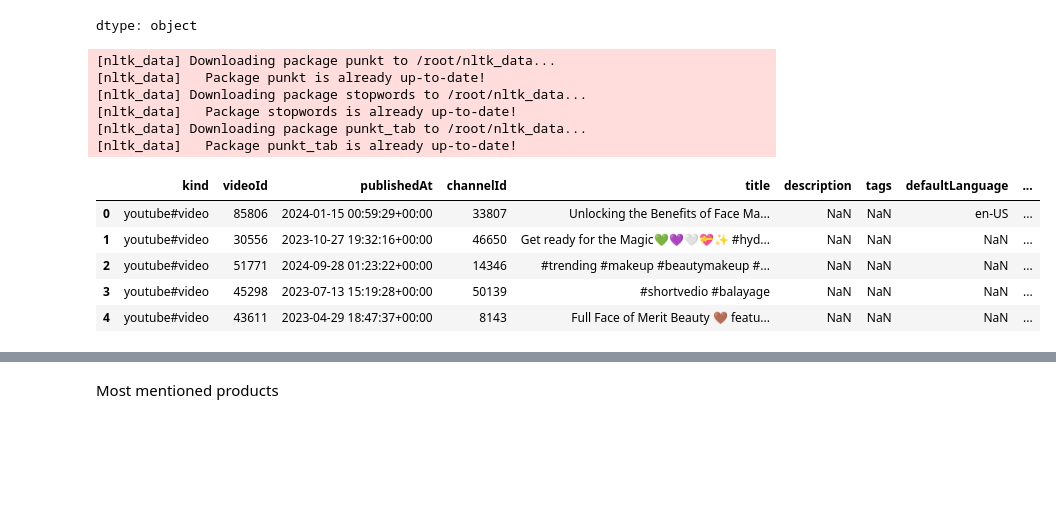
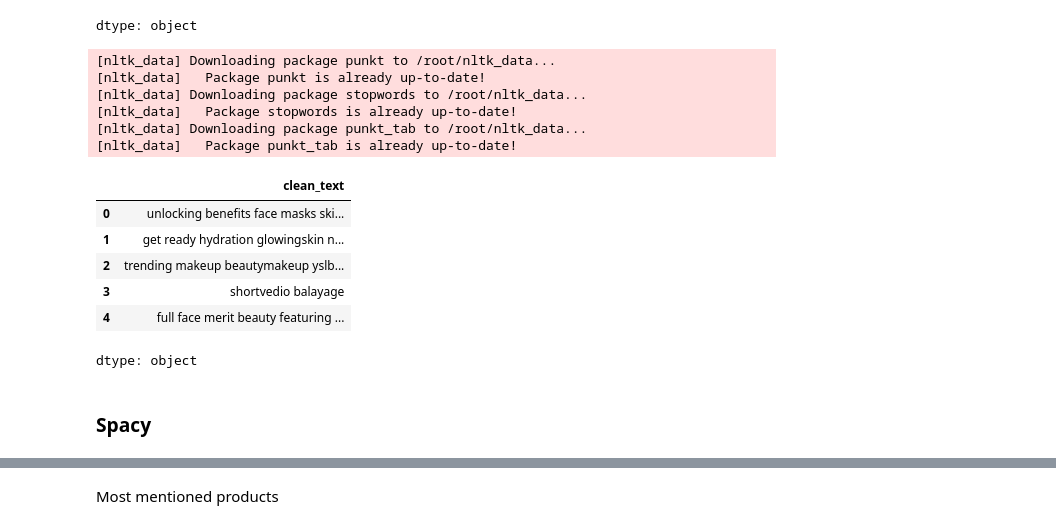
Before and after one commit to lichee03/Loreal-Competition-Born-to-Win, a Jupyter notebook: app/trendAnalysis/extract_product.ipynb, the cells around one changed output, grey strips where cells are left out. Drawn from its saved outputs; the diff is of its cells as text; code cells hidden in the pictures; blank space fills up the shorter version.

```diff
--- a/app/trendAnalysis/extract_product.ipynb
+++ b/app/trendAnalysis/extract_product.ipynb
@@ -55,29 +57,36 @@ df['clean_text'].head(5)
 | 4 | full face of merit beauty featuri... |
 dtype: object
 # %%
-nltk.download('punkt')
-nltk.download('stopwords')
+nltk.download('punkt')        # for word_tokenize
+nltk.download('stopwords')    # for stopwords
 nltk.download('punkt_tab')
 
 stop_words = set(stopwords.words('english'))
 
 def preprocess_text(text):
-    tokens = word_tokenize(text.lower())
+    tokens = word_tokenize(text.lower())  # tokenize
     tokens = [t for t in tokens if t.isalpha() and t not in stop_words]
     return " ".join(tokens)
 
-df['clean_text'] = df['text'].apply(preprocess_text)
-df.head()
+# Combine columns and clean
+df['clean_text'] = (
+    df['title'].fillna('') + ' ' +
+    df['description'].fillna('') + ' ' +
+    df['tags'].fillna('')
+).apply(preprocess_text)
+
+df['clean_text'].head()
 # %% [output]
 [nltk_data] Downloading package punkt to /root/nltk_data...
 [nltk_data]   Package punkt is already up-to-date!
 [nltk_data] Downloading package stopwords to /root/nltk_data...
 [nltk_data]   Package stopwords is already up-to-date!
 [nltk_data] Downloading package punkt_tab to /root/nltk_data...
 [nltk_data]   Package punkt_tab is already up-to-date!
-|  | kind | videoId | publishedAt | channelId | title | description | tags | defaultLanguage | ... |
-| 0 | youtube#video | 85806 | 2024-01-15 00:59:29+00:00 | 33807 | Unlocking the Benefits of Face Ma... | NaN | NaN | en-US | ... |
-| 1 | youtube#video | 30556 | 2023-10-27 19:32:16+00:00 | 46650 | Get ready for the Magic💚💜🤍💝✨ #hyd... | NaN | NaN | NaN | ... |
-| 2 | youtube#video | 51771 | 2024-09-28 01:23:22+00:00 | 14346 | #trending #makeup #beautymakeup #... | NaN | NaN | NaN | ... |
-| 3 | youtube#video | 45298 | 2023-07-13 15:19:28+00:00 | 50139 | #shortvedio #balayage | NaN | NaN | NaN | ... |
-| 4 | youtube#video | 43611 | 2023-04-29 18:47:37+00:00 | 8143 | Full Face of Merit Beauty 🤎 featu... | NaN | NaN | NaN | ... |
+|  | clean_text |
+| 0 | unlocking benefits face masks ski... |
+| 1 | get ready hydration glowingskin n... |
+| 2 | trending makeup beautymakeup yslb... |
+| 3 | shortvedio balayage |
+| 4 | full face merit beauty featuring ... |
+dtype: object
@@ -167,0 +93,2 @@ df['products'] = df['clean_text'].apply(lambda x: extract_products_keyword(x, be
+# %% [markdown]
+### Spacy
```
Also changed, not shown: parts of 14 cells of this notebook, 2 other files.
